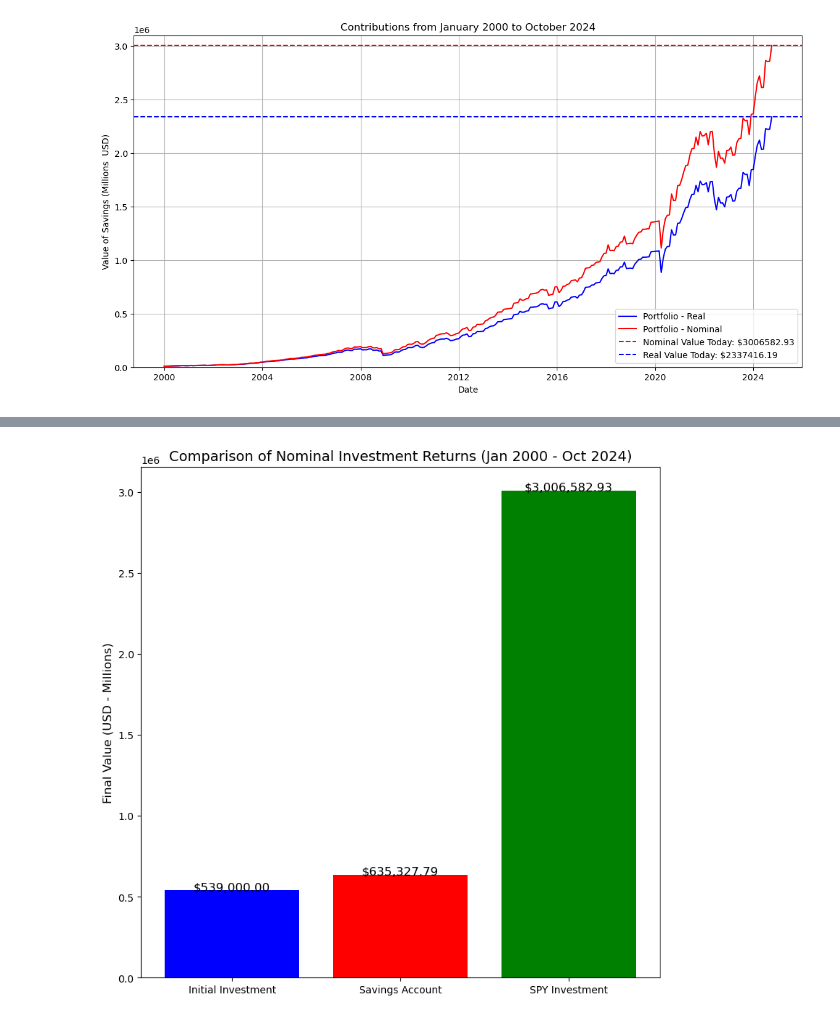
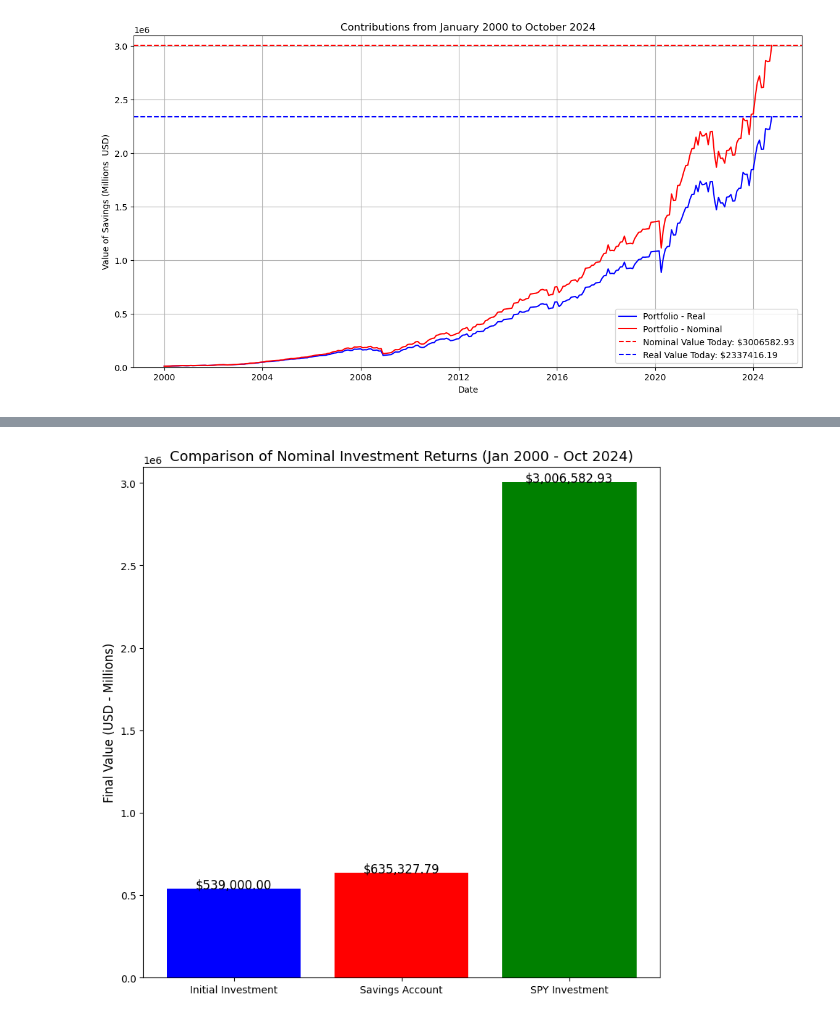
Before and after one commit to dhcchh/SPY-Analytics-Forecasting-Project, a Jupyter notebook: Notebooks/analysis_real.ipynb, the cells around one changed output, grey strips where cells are left out. Saved outputs shown, nothing was run; the diff lists cells and outputs as text; code cells hidden in the pictures.

```diff
--- a/Notebooks/analysis_real.ipynb
+++ b/Notebooks/analysis_real.ipynb
@@ -667,22 +668,23 @@ plt.show()
 # %%
 pf_final_nom_value = 3006582.93
 savings_final_nom_value = 635327.79
+total_investment = 539000
 
 categories = ["Initial Investment", "Savings Account", "SPY Investment"]
 values = [total_investment, savings_final_nom_value,pf_final_nom_value]
 
 plt.figure(figsize=(8, 8))
 plt.bar(categories, values, color=["blue", "red", "green"])
 
 plt.title("Comparison of Nominal Investment Returns (Jan 2000 - Oct 2024)", fontsize=14)
 plt.ylabel("Final Value (USD - Millions)", fontsize=12)
 
 
 for i, v in enumerate(values):
     plt.text(i, v + 1000, f"${v:,.2f}", ha="center", fontsize=12)
-
+plt.ylim(0,3100000)
 plt.tight_layout()
 plt.savefig("part-1.2-fig-6.1.png")
 plt.show()
 # %% [output]
-[figure, old version]
+[figure, new version]
```
Also changed, not shown: parts of 1 cell of this notebook.
